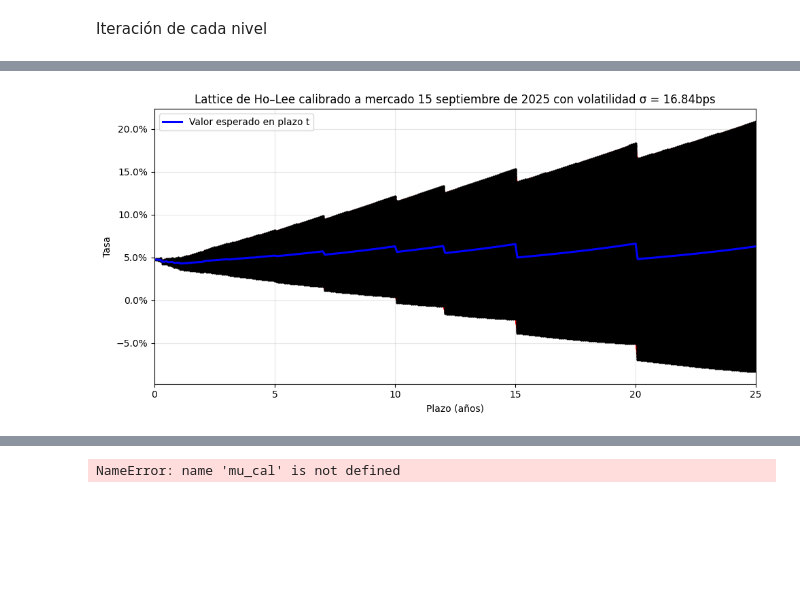
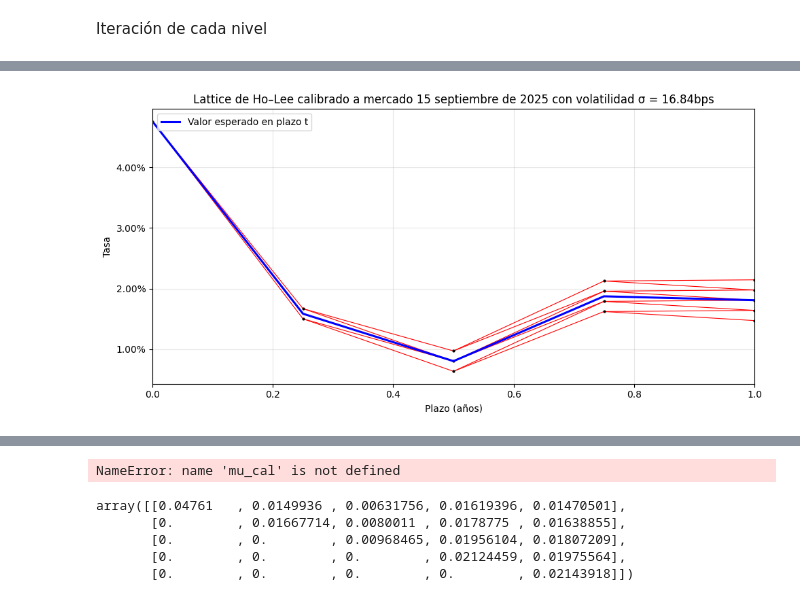
Before and after one commit to vgalfaro/capstone, a Jupyter notebook: holee.ipynb, the cells around one changed output, grey strips where cells are left out. Cells and saved outputs as stored; diff of their text form; code cells hidden in the pictures; blank space fills up the shorter version.

```diff
--- a/holee.ipynb
+++ b/holee.ipynb
@@ -4,11 +4,11 @@ import pandas as pd
 # %% [markdown]
 Definimos las variables
 # %%
-N = 25*12 # Número de meses
+N = 4 # Número de meses
 r = np.zeros([N+1, N+1]) # Arbol Binomial
 Q = np.zeros([N+1, N+1]) # Precios Arrow-Debreu
 theta = np.zeros(N+1) # Drift
-dt = 1/12 # Delta t
+dt = 3/12 # Delta t
 #sigma = 0.001006449405907745 # Volatilidad De solo el 2025
 sigma  = 0.0016835430755297832
 # %% [markdown]
@@ -225,9 +207,9 @@ def plot_ho_lee_lattice(
     plt.show()
 # %%
 s = sigma
-plot_ho_lee_lattice(r, dt=1/12, sigma = s, mostrar_esperanza=True)
+plot_ho_lee_lattice(r, dt=dt, sigma = s, mostrar_esperanza=True)
 # %% [output]
-[figure, old version]
+[figure, new version]
 # %%
 theta
 # %% [output]
@@ -306,3 +288,11 @@ plt.tight_layout()
 plt.show()
 # %% [output]
 NameError: name 'mu_cal' is not defined
+# %%
+r
+# %% [output]
+array([[0.04761   , 0.0149936 , 0.00631756, 0.01619396, 0.01470501],
+       [0.        , 0.01667714, 0.0080011 , 0.0178775 , 0.01638855],
+       [0.        , 0.        , 0.00968465, 0.01956104, 0.01807209],
+       [0.        , 0.        , 0.        , 0.02124459, 0.01975564],
+       [0.        , 0.        , 0.        , 0.        , 0.02143918]])
```
Also changed, not shown: parts of 3 cells of this notebook, 2 other files.
